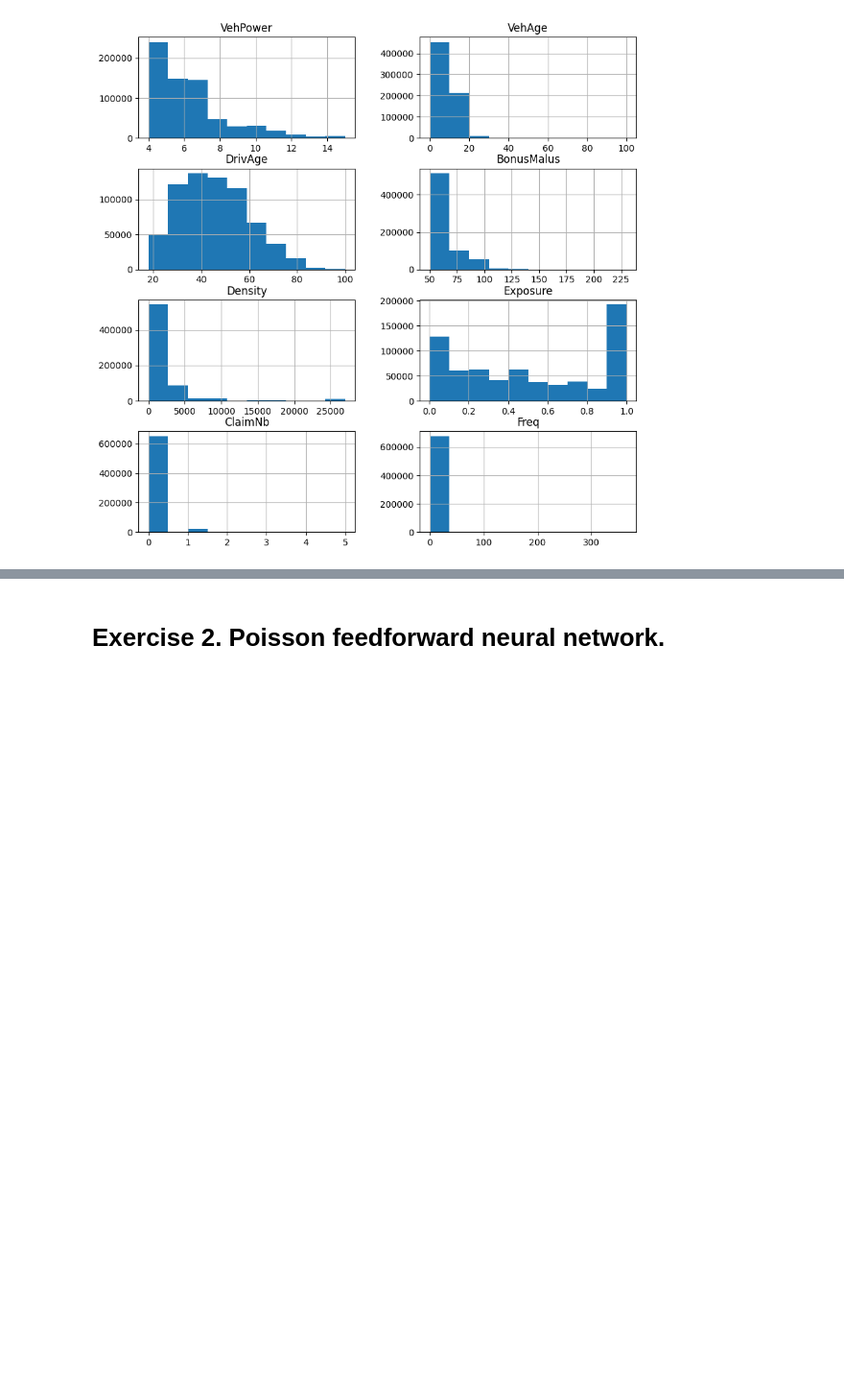
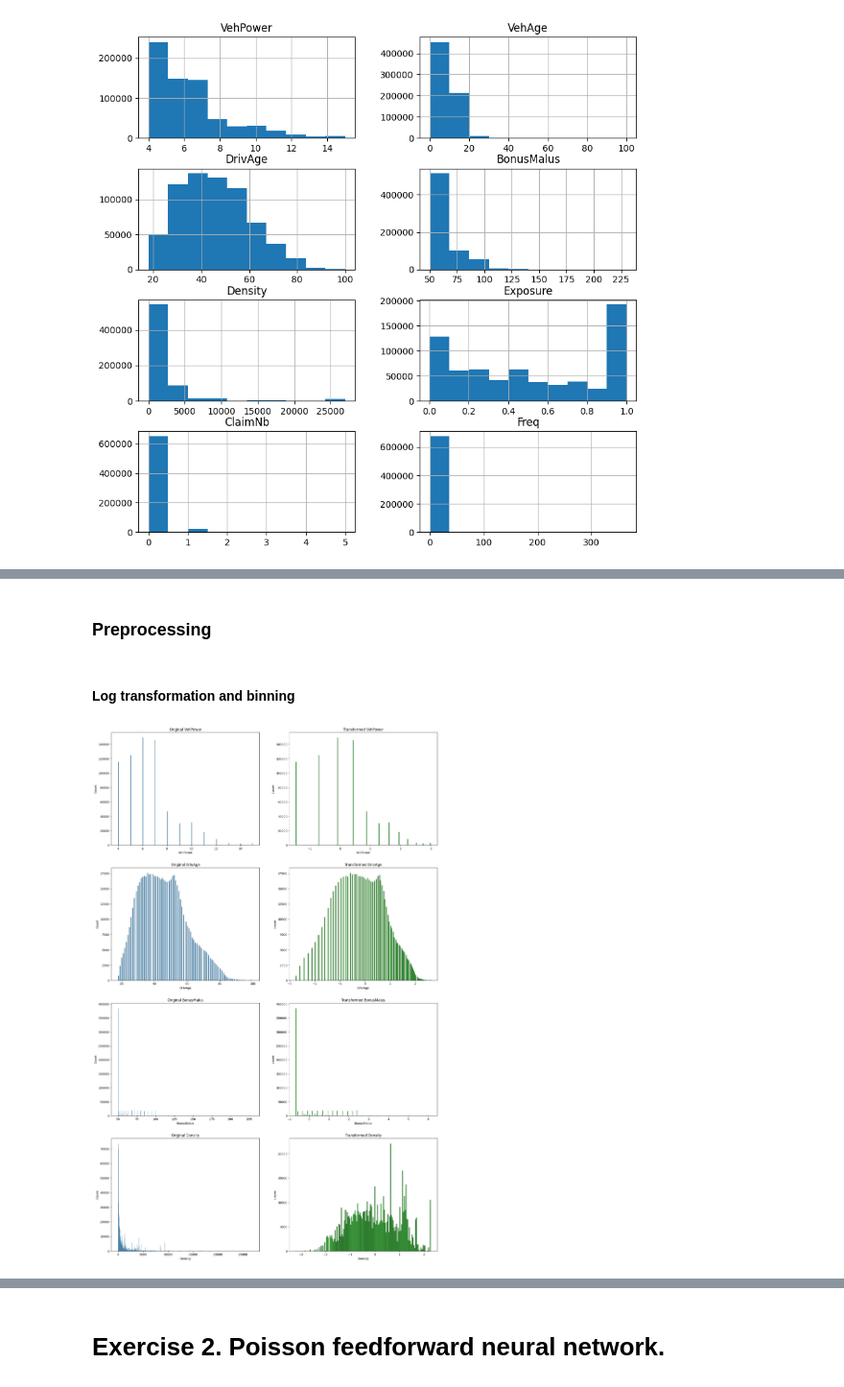
Before and after one commit to tskorkowski/CAS-ML, a Jupyter notebook: sessions/Project_2_Insurance_Claim_Prediction/Project 2 - Template.ipynb, the cells around one changed output, grey strips where cells are left out. Shown at 96% size. Cells and saved outputs as stored; diff of their text form; code cells hidden in the pictures; blank space fills up the shorter version.

```diff
--- a/sessions/Project_2_Insurance_Claim_Prediction/Project 2 - Template.ipynb
+++ b/sessions/Project_2_Insurance_Claim_Prediction/Project 2 - Template.ipynb
@@ -71,0 +88,5 @@ plt.show()
+# %% [markdown]
+### Preprocessing
+# %%
+X = mtpl_freq_df[mtpl_features]
+y = mtpl_freq_df[mtpl_response]
@@ -71,0 +111,43 @@ plt.show()
+# %% [markdown]
+#### Log transformation and binning
+# %%
+# Pre-process features
+
+# Log transformation
+log_transformer = make_pipeline(FunctionTransformer(np.log, validate=True),
+                                StandardScaler())
+log_features = ['VehPower', 'DrivAge', 'BonusMalus', 'Density']
+
+# Convert VehAge to categorical
+bin_features = ['VehAge']
+bins = [-np.inf, 5, 12, np.inf]
+labels = ['car_0_6', 'car_6_13', 'car_13+']
+bin_transformer = make_pipeline(CustomBinner(bins, labels))
+
+preprocessor_log_bin = make_column_transformer(
+        (log_transformer, log_features),
+        (bin_transformer, bin_features),
+        remainder='passthrough')
+X_log_bin = preprocessor_log_bin.fit_transform(X)
+# %%
+columns_post_transform = log_features \
+                       + bin_features \
+                       + X.select_dtypes(include=['object']).columns.tolist()
+X_log_bin_df = pd.DataFrame(X_log_bin, columns=columns_post_transform)
+# %%
+X_log_bin_df[log_features] = X_log_bin_df[log_features].astype(float)
+# %%
+fig, axs = plt.subplots(len(log_features),2, figsize=(20,32))
+
+for i in range(axs.shape[0]):
+    # Histogram before transforamtions
+    sns.histplot(X[log_features[i]], ax=axs[i,0])
+    axs[i, 0].set_title(f'Original {log_features[i]}')
+
+    # Histogram after transforamtions
+    sns.histplot(X_log_bin_df[log_features[i]], ax = axs[i,1], color='g')
+    axs[i, 1].set_title(f'Transformed {log_features[i]}')
+
+plt.show()
+# %% [output]
+[figure, added]
```
Also changed, not shown: parts of 16 cells of this notebook, 1 other file.
